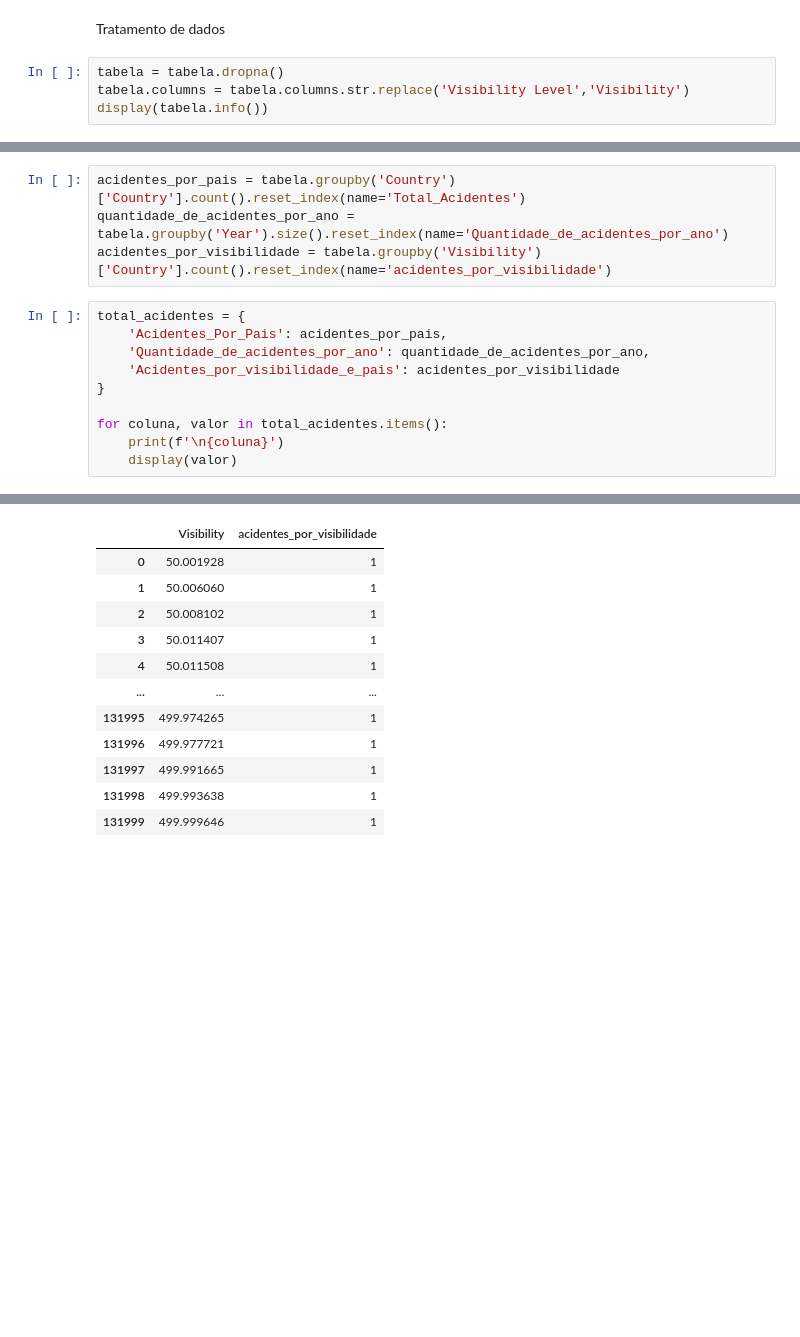
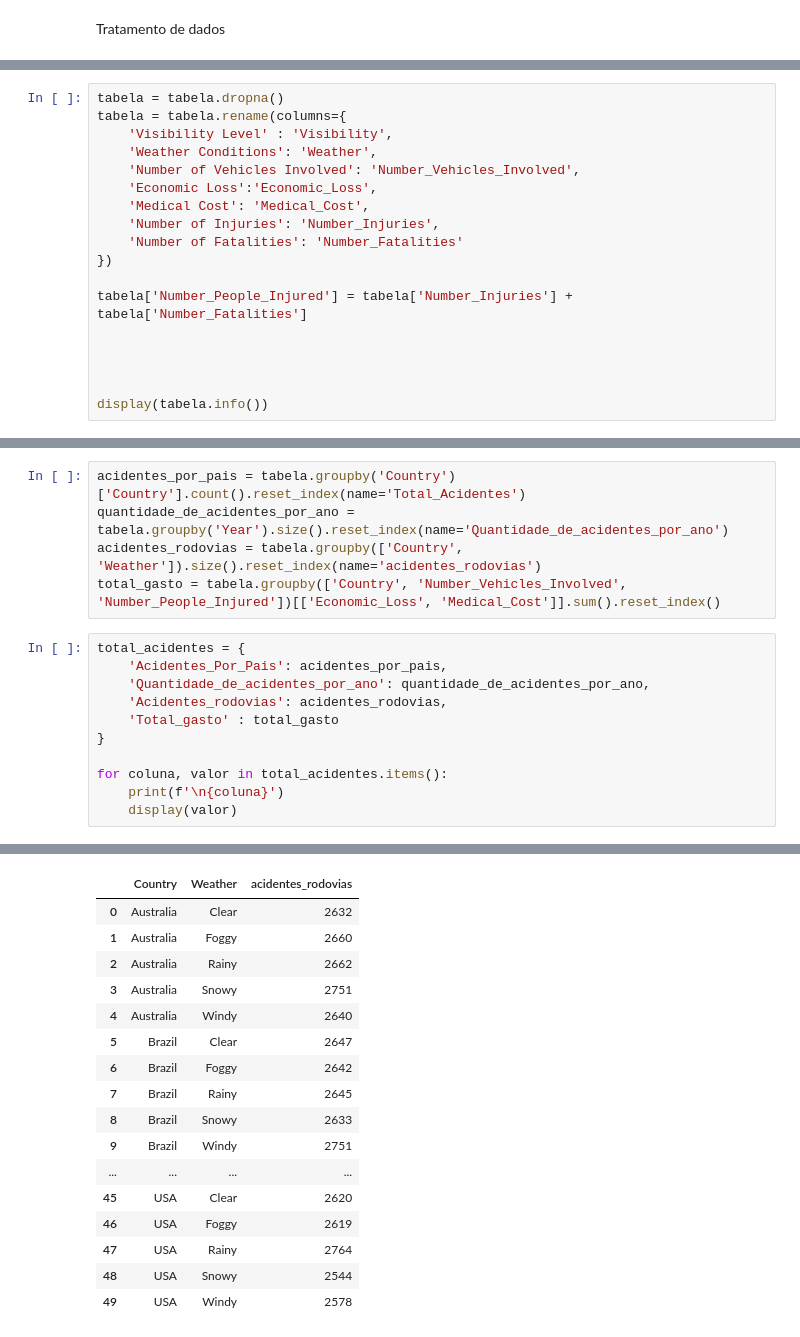
Before and after one commit to victor-augusto-da-silva/NeuroPy, a Jupyter notebook: DataAnalytic/RoadAccident/initial.ipynb, the cells around one changed output, grey strips where cells are left out. Cells and saved outputs as stored; diff of their text form; blank space fills up the shorter version.

```diff
--- a/DataAnalytic/RoadAccident/initial.ipynb
+++ b/DataAnalytic/RoadAccident/initial.ipynb
@@ -34,7 +34,3 @@ display(tabela)
 132000 rows × 30 columns
 # %% [markdown]
 Tratamento de dados
-# %%
-tabela = tabela.dropna()
-tabela.columns = tabela.columns.str.replace('Visibility Level','Visibility')
-display(tabela.info())
@@ -59,0 +37,18 @@ None
+# %%
+tabela = tabela.dropna()
+tabela = tabela.rename(columns={
+	'Visibility Level' : 'Visibility',
+	'Weather Conditions': 'Weather',
+	'Number of Vehicles Involved': 'Number_Vehicles_Involved',
+	'Economic Loss':'Economic_Loss',
+    'Medical Cost': 'Medical_Cost',
+    'Number of Injuries': 'Number_Injuries',
+    'Number of Fatalities': 'Number_Fatalities'
+})
+
+tabela['Number_People_Injured'] = tabela['Number_Injuries'] + tabela['Number_Fatalities']
+
+
+
+
+display(tabela.info())
@@ -60,12 +74,14 @@ None
 # %%
 acidentes_por_pais = tabela.groupby('Country')['Country'].count().reset_index(name='Total_Acidentes')
 quantidade_de_acidentes_por_ano = tabela.groupby('Year').size().reset_index(name='Quantidade_de_acidentes_por_ano')
-acidentes_por_visibilidade = tabela.groupby('Visibility')['Country'].count().reset_index(name='acidentes_por_visibilidade')
+acidentes_rodovias = tabela.groupby(['Country', 'Weather']).size().reset_index(name='acidentes_rodovias')
+total_gasto = tabela.groupby(['Country', 'Number_Vehicles_Involved', 'Number_People_Injured'])[['Economic_Loss', 'Medical_Cost']].sum().reset_index()
 # %%
 total_acidentes = {
     'Acidentes_Por_Pais': acidentes_por_pais,
     'Quantidade_de_acidentes_por_ano': quantidade_de_acidentes_por_ano,
-    'Acidentes_por_visibilidade_e_pais': acidentes_por_visibilidade
+    'Acidentes_rodovias': acidentes_rodovias,
+    'Total_gasto' : total_gasto
 }
 
 for coluna, valor in total_acidentes.items():
@@ -106,12 +122,17 @@ Acidentes_por_visibilidade_e_pais
-|  | Visibility | acidentes_por_visibilidade |
-| 0 | 50.001928 | 1 |
-| 1 | 50.006060 | 1 |
-| 2 | 50.008102 | 1 |
-| 3 | 50.011407 | 1 |
-| 4 | 50.011508 | 1 |
-| ... | ... | ... |
-| 131995 | 499.974265 | 1 |
-| 131996 | 499.977721 | 1 |
-| 131997 | 499.991665 | 1 |
-| 131998 | 499.993638 | 1 |
-| 131999 | 499.999646 | 1 |
+|  | Country | Weather | acidentes_rodovias |
+| 0 | Australia | Clear | 2632 |
+| 1 | Australia | Foggy | 2660 |
+| 2 | Australia | Rainy | 2662 |
+| 3 | Australia | Snowy | 2751 |
+| 4 | Australia | Windy | 2640 |
+| 5 | Brazil | Clear | 2647 |
+| 6 | Brazil | Foggy | 2642 |
+| 7 | Brazil | Rainy | 2645 |
+| 8 | Brazil | Snowy | 2633 |
+| 9 | Brazil | Windy | 2751 |
+| ... | ... | ... | ... |
+| 45 | USA | Clear | 2620 |
+| 46 | USA | Foggy | 2619 |
+| 47 | USA | Rainy | 2764 |
+| 48 | USA | Snowy | 2544 |
+| 49 | USA | Windy | 2578 |
```
Also changed, not shown: parts of 6 cells of this notebook, 1 other file.
